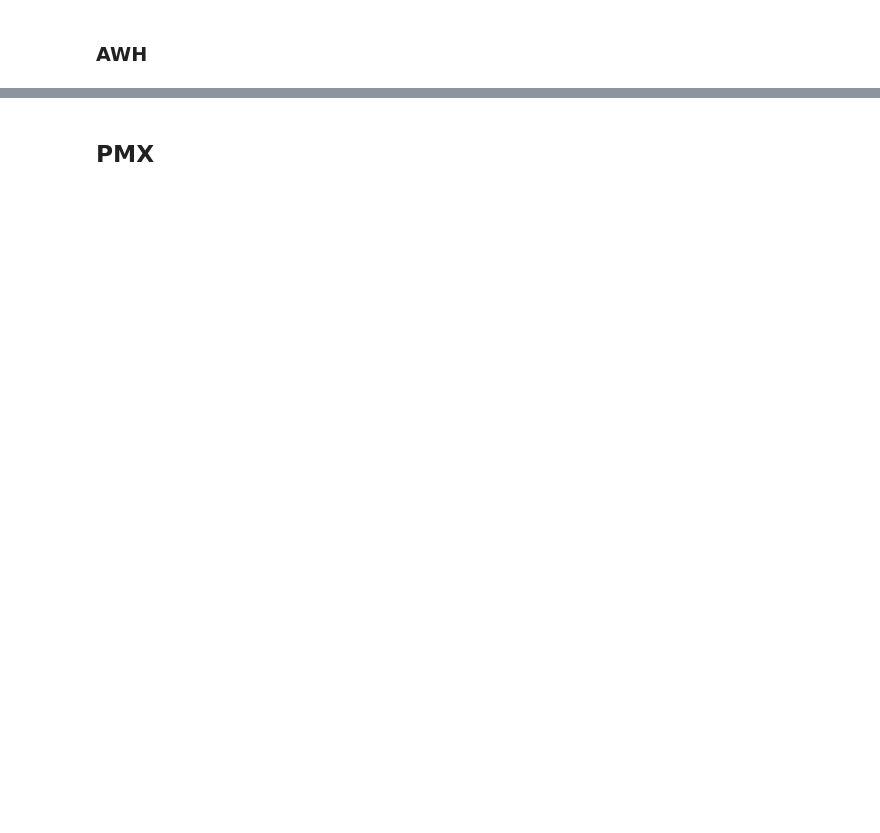
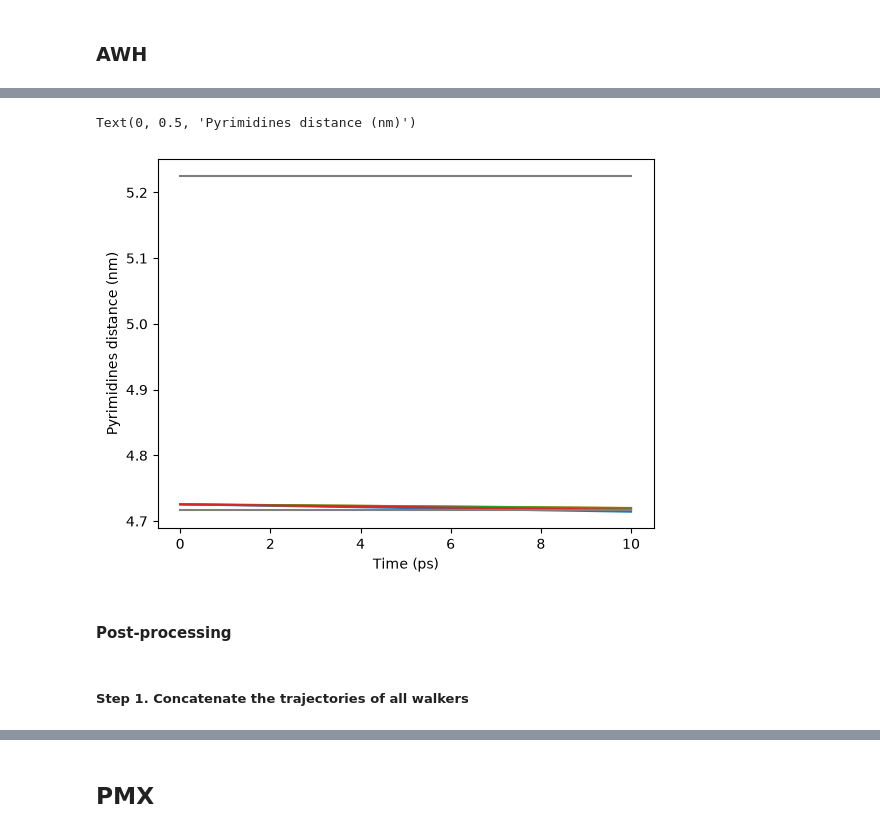
Before and after one commit to RubenChM/biobb_wf_antibody, a Jupyter notebook: biobb_wf_antibody/notebooks/biobb_antibody.ipynb, the cells around one changed output, grey strips where cells are left out. Drawn from its saved outputs; the diff is of its cells as text; code cells hidden in the pictures; blank space fills up the shorter version.

```diff
--- a/biobb_wf_antibody/notebooks/biobb_antibody.ipynb
+++ b/biobb_wf_antibody/notebooks/biobb_antibody.ipynb
@@ -3497,0 +3592,5 @@ gmx_image(input_traj_path=AWH_output_imaged_traj,
+# %%
+# Get chain A and B resindices
+u_pdb = mda.Universe(AWH_fixed_pdb).select_atoms('protein')
+chain_A_residx = u_pdb.select_atoms("chainID A").residues.resindices
+chain_B_residx = u_pdb.select_atoms("chainID B").residues.resindices
@@ -3497,0 +3659,14 @@ gmx_image(input_traj_path=AWH_output_imaged_traj,
+# %%
+def calculate_awh_minimum_distance(minimum_distance):
+    """The range for AWH should start a bit closer than the minimum distance
+    between the two chains, but not too close to avoid steric clashes.
+    For the lowest distance we choose a minimum of 1.5 Å, which is a reasonable lower bound for non-bonded interactions.
+    or less if the interfase is already closer than that."""
+    abs_min = min(1.5, minimum_distance)
+    awh_min = max(abs_min, minimum_distance*0.9)
+    return awh_min
+
+# Some examples of how to calculate the AWH minimum distance based on the minimum distance between the two chains
+for min_dist in [1.0, 1.5, 2.0, 3.0, 4.0, minimum_distance]:
+    awh_min = calculate_awh_minimum_distance(min_dist)
+    print(f"Minimum distance: {min_dist:.2f} Å, AWH minimum distance: {awh_min:.2f} Å")
@@ -3497,0 +3680,7 @@ gmx_image(input_traj_path=AWH_output_imaged_traj,
+# %%
+# Calculate the AWH sample interval based on the chain COM distance
+awh_min = chain_COM_dist - minimum_distance + calculate_awh_minimum_distance(minimum_distance)
+awh_max = (chain_COM_dist + 5)  # TODO: change hardcoded 5 Å range for the upper limit
+print(f"AWH sample interval min: {awh_min:.2f} Å")
+print(f"AWH sample interval start: {chain_COM_dist:.2f} Å")
+print(f"AWH sample interval max: {awh_max:.2f} Å")
@@ -3497,0 +4415,26 @@ gmx_image(input_traj_path=AWH_output_imaged_traj,
+# %%
+# Load the XVG file
+pullx0 = np.loadtxt(AWH_dir / 'walkers_output/walker_0/pullx.xvg', comments=['@','#'])
+pullx1 = np.loadtxt(AWH_dir / 'walkers_output/walker_1/pullx.xvg', comments=['@','#'])
+pullx2 = np.loadtxt(AWH_dir / 'walkers_output/walker_2/pullx.xvg', comments=['@','#'])
+pullx3 = np.loadtxt(AWH_dir / 'walkers_output/walker_3/pullx.xvg', comments=['@','#'])
+
+# Plot the data
+plt.plot(pullx0[:,0], pullx0[:,1])
+plt.plot(pullx1[:,0], pullx1[:,1])
+plt.plot(pullx2[:,0], pullx2[:,1])
+plt.plot(pullx3[:,0], pullx3[:,1])
+
+# Plot lines for the edges of our sampling interval
+plt.plot(pullx0[:,0], [awh_max/10] * pullx0[:,0].shape[0], color='gray')
+plt.plot(pullx0[:,0], [awh_min/10] * pullx0[:,0].shape[0], color='gray')
+
+plt.xlabel('Time (ps)')
+plt.ylabel('Pyrimidines distance (nm)')
+# %% [output]
+Text(0, 0.5, 'Pyrimidines distance (nm)')
+[figure, added]
+# %% [markdown]
+#### Post-processing
+# %% [markdown]
+##### Step 1. Concatenate the trajectories of all walkers
```
Also changed, not shown: parts of 221 cells of this notebook, 5 other files.
